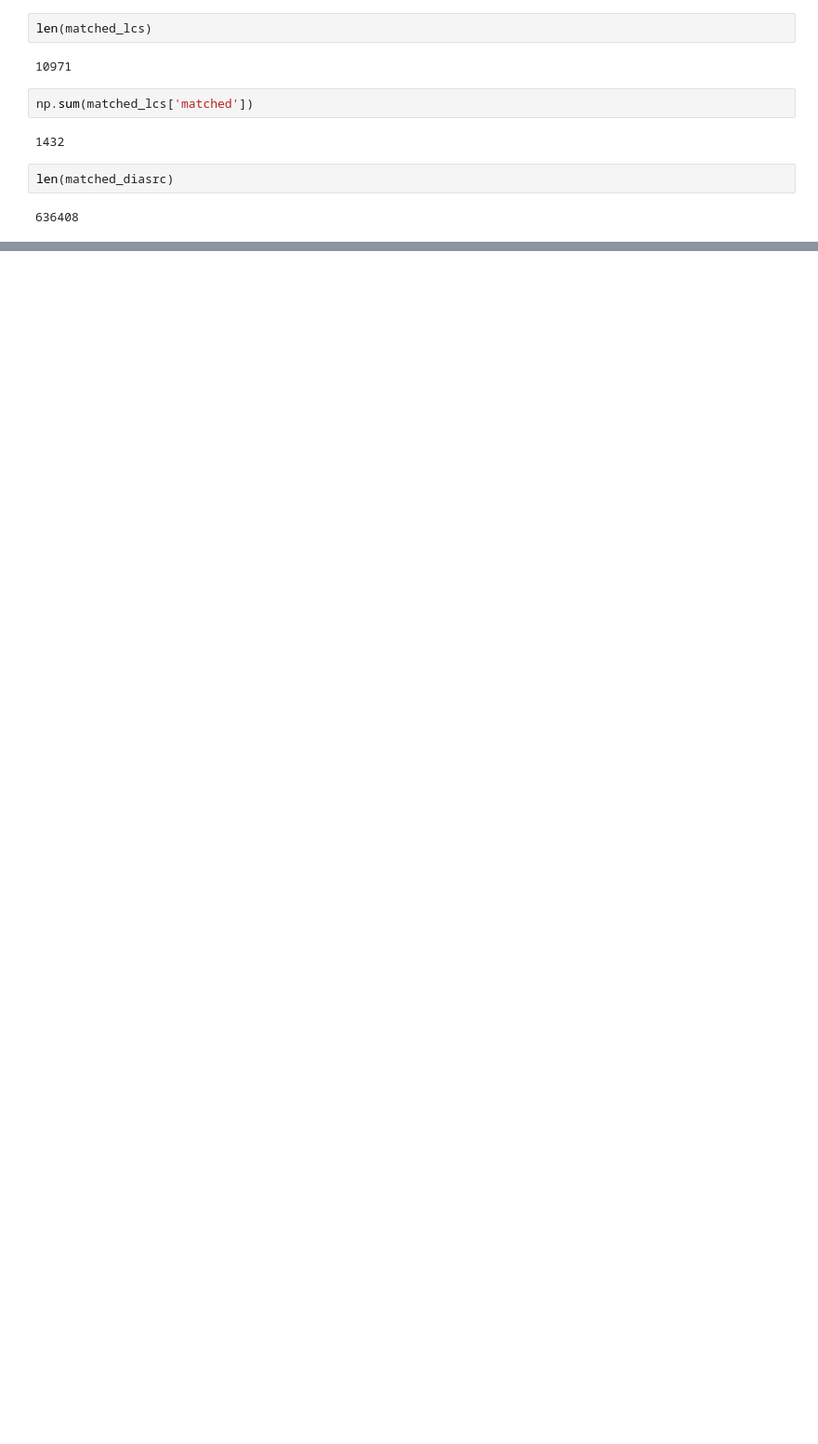
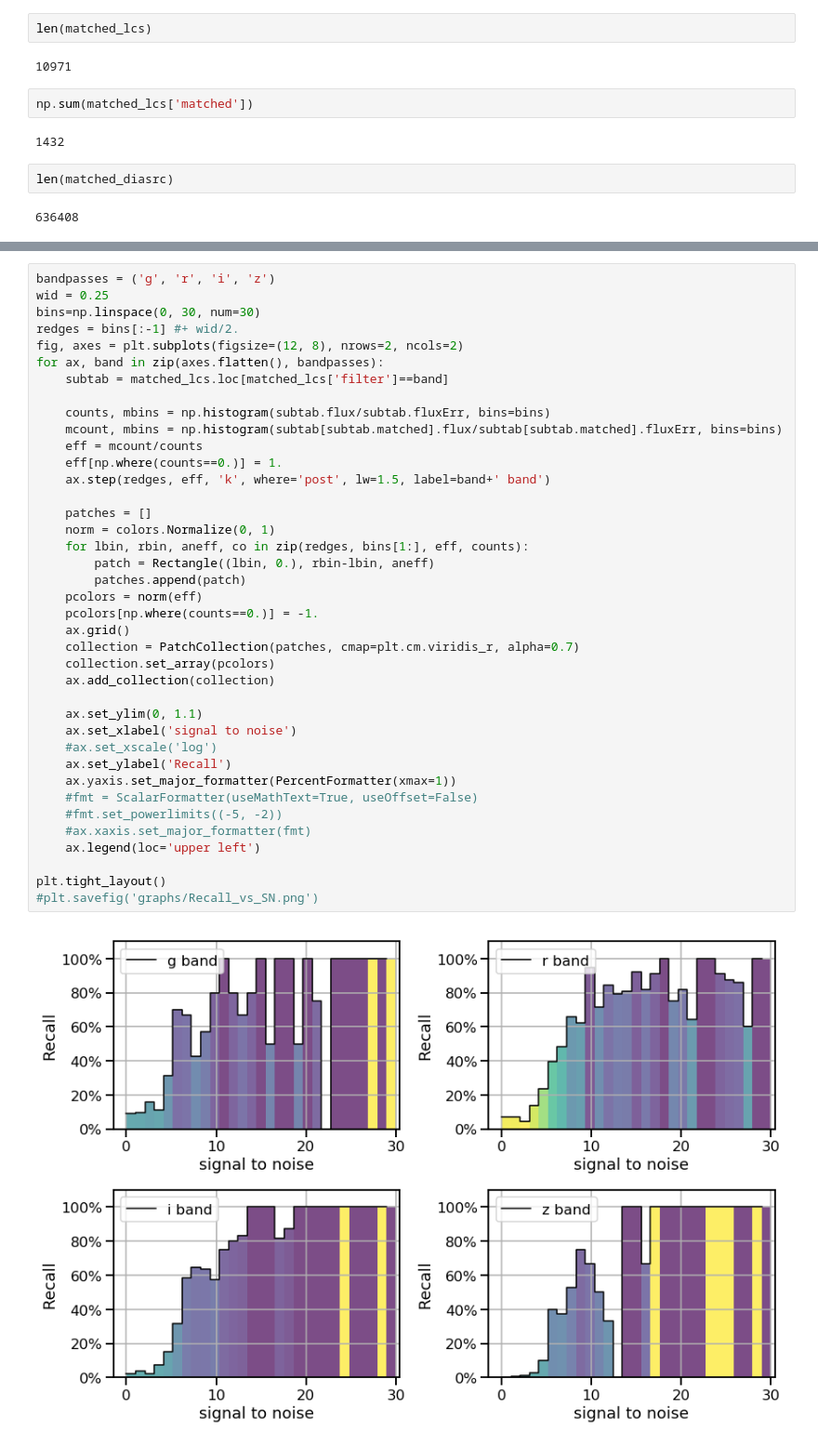
Before and after one commit to BrunoSanchez/run2_diaproc, a Jupyter notebook: notebooks/recall_plot.ipynb, the cells around one changed output, grey strips where cells are left out. Shown at 93% size. Saved outputs shown, nothing was run; the diff lists cells and outputs as text; blank space fills up the shorter version.

```diff
--- a/notebooks/recall_plot.ipynb
+++ b/notebooks/recall_plot.ipynb
@@ -217,0 +311,41 @@ plt.savefig('graphs/Recall.png')
+# %%
+bandpasses = ('g', 'r', 'i', 'z')
+wid = 0.25
+bins=np.linspace(0, 30, num=30)
+redges = bins[:-1] #+ wid/2.
+fig, axes = plt.subplots(figsize=(12, 8), nrows=2, ncols=2)
+for ax, band in zip(axes.flatten(), bandpasses):
+    subtab = matched_lcs.loc[matched_lcs['filter']==band]
+
+    counts, mbins = np.histogram(subtab.flux/subtab.fluxErr, bins=bins)
+    mcount, mbins = np.histogram(subtab[subtab.matched].flux/subtab[subtab.matched].fluxErr, bins=bins)
+    eff = mcount/counts
+    eff[np.where(counts==0.)] = 1.
+    ax.step(redges, eff, 'k', where='post', lw=1.5, label=band+' band')
+
+    patches = []
+    norm = colors.Normalize(0, 1)
+    for lbin, rbin, aneff, co in zip(redges, bins[1:], eff, counts):
+        patch = Rectangle((lbin, 0.), rbin-lbin, aneff)
+        patches.append(patch)
+    pcolors = norm(eff)
+    pcolors[np.where(counts==0.)] = -1.
+    ax.grid()
+    collection = PatchCollection(patches, cmap=plt.cm.viridis_r, alpha=0.7)
+    collection.set_array(pcolors)
+    ax.add_collection(collection)
+
+    ax.set_ylim(0, 1.1)
+    ax.set_xlabel('signal to noise')
+    #ax.set_xscale('log')
+    ax.set_ylabel('Recall')
+    ax.yaxis.set_major_formatter(PercentFormatter(xmax=1))
+    #fmt = ScalarFormatter(useMathText=True, useOffset=False)
+    #fmt.set_powerlimits((-5, -2))
+    #ax.xaxis.set_major_formatter(fmt)
+    ax.legend(loc='upper left')
+
+plt.tight_layout()
+#plt.savefig('graphs/Recall_vs_SN.png')
+# %% [output]
+[figure, added]
```
Also changed, not shown: parts of 7 cells of this notebook.
